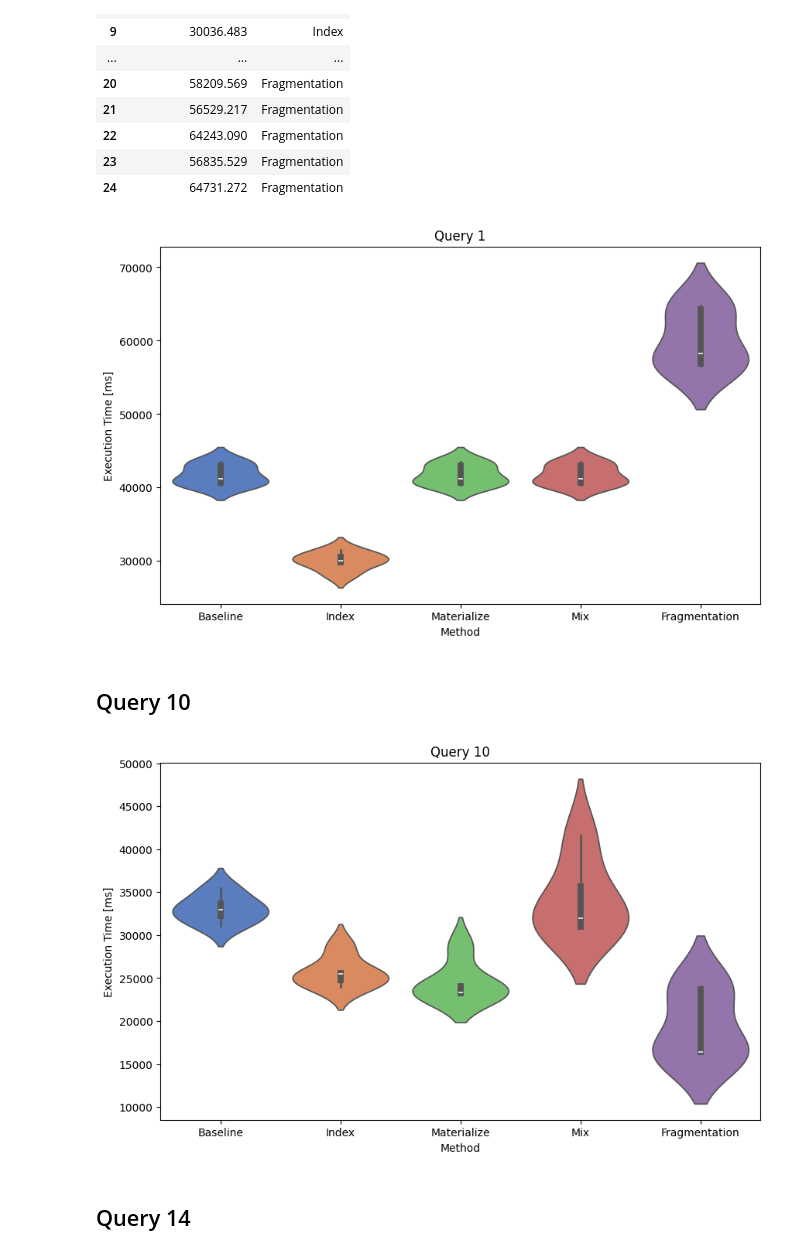
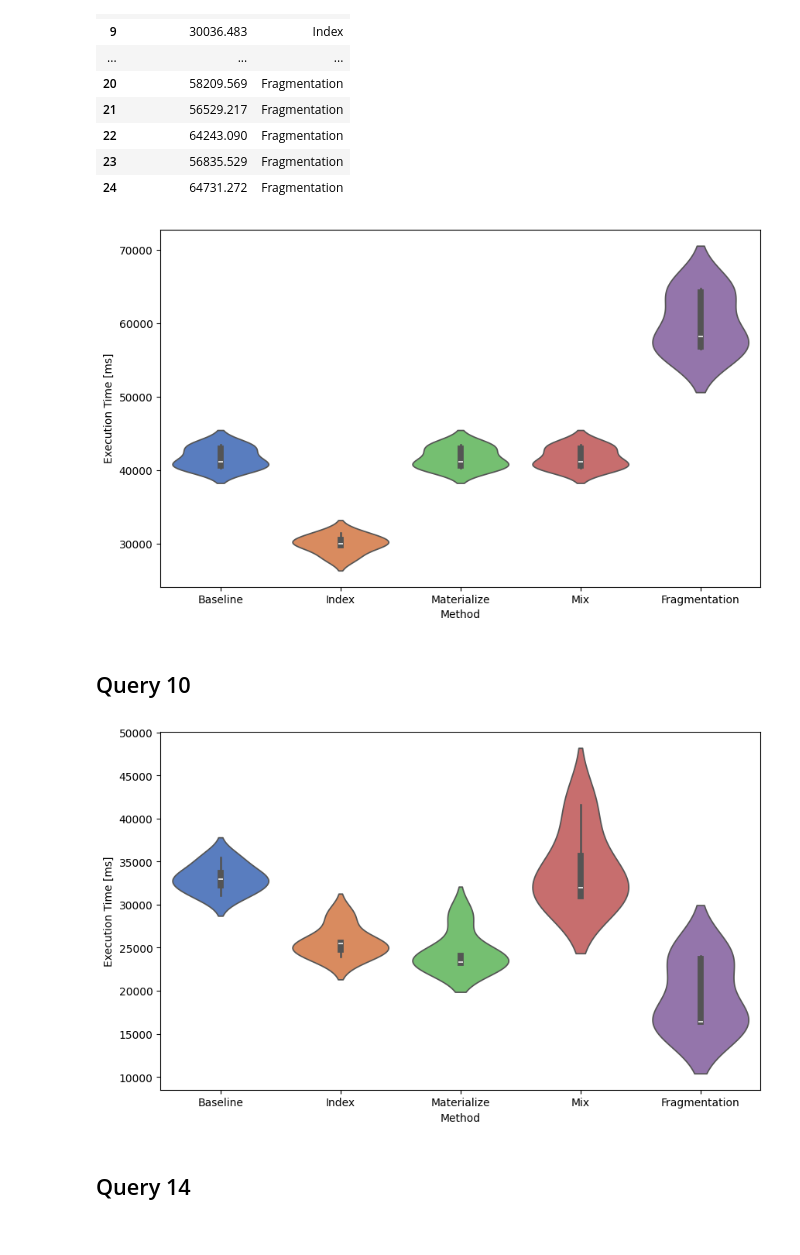
Before and after one commit to ValentinisAlessio/DM_Final_Project, a Jupyter notebook: plots.ipynb, the cells around one changed output. Cells and saved outputs as stored; diff of their text form; code cells hidden in the pictures.

Commit message:
plots

```diff
--- a/plots.ipynb
+++ b/plots.ipynb
@@ -243,14 +243,14 @@ df_q1
 # %%
 plt.figure(figsize=(10, 6))
 sns.violinplot(x='Method', y='Execution Time [ms]', data=df_q1, palette=colors, hue='Method')
 
-plt.title('Query 1')
+#plt.title('Query 1')
 plt.xlabel('Method')
 plt.ylabel('Execution Time [ms]')
 plt.savefig('plots/query1.png')
 plt.show()
 # %% [output]
-[figure, old version]
+[figure, new version]
 # %% [markdown]
 ## Query 10
 # %%
@@ -266,13 +266,13 @@ df_q10=df_q10.drop(columns=['Query'])
 plt.figure(figsize=(10, 6))
 sns.violinplot(x='Method', y='Execution Time [ms]', data=df_q10, palette=colors, hue='Method')
 
-plt.title('Query 10')
+#plt.title('Query 10')
 plt.xlabel('Method')
 plt.ylabel('Execution Time [ms]')
 plt.savefig('plots/query10.png')
 plt.show()
 # %% [output]
-[figure, old version]
+[figure, new version]
 # %% [markdown]
 ## Query 14
 # %%
```
Also changed, not shown: parts of 10 cells of this notebook, 9 other files.
